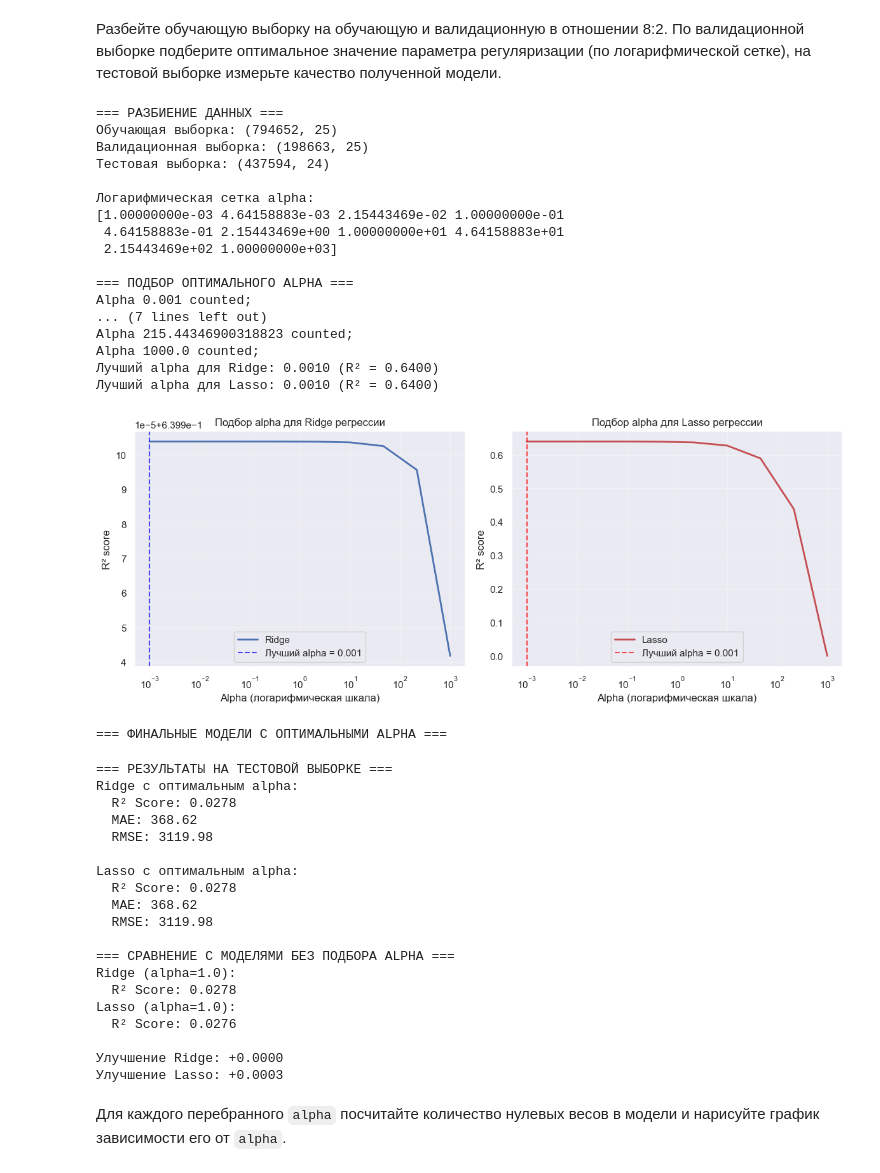
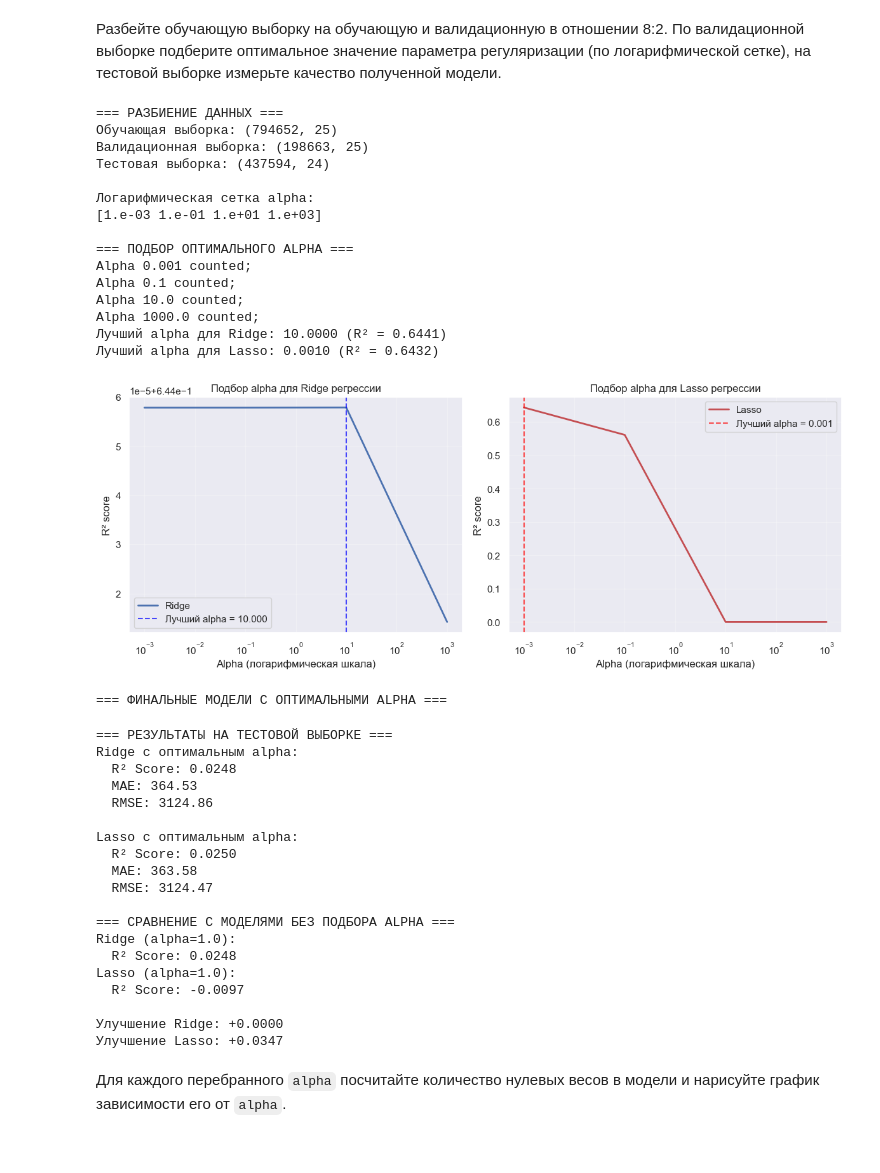
Before and after one commit to kuskas112/Labs, a Jupyter notebook: Машинное обучение/lab2/LR2_eda_linregr.ipynb, the cells around one changed output. Saved outputs shown, nothing was run; the diff lists cells and outputs as text; code cells hidden in the pictures.

```diff
--- a/Машинное обучение/lab2/LR2_eda_linregr.ipynb
+++ b/Машинное обучение/lab2/LR2_eda_linregr.ipynb
@@ -925,6 +920,15 @@ store_and_fwd_flag: [np.int8(0), np.int8(1)]
 # %% [markdown]
 **Задание 12.** Проверьте свои предположения, обучив модель в том числе и на этих трех признаках. Обучайте `Ridge`-регрессию со стандартными параметрами. Категориальные признаки закодируйте one-hot-кодированием, а численные отмасштабируйте.
 # %%
+coordinate_features = ['pickup_latitude', 'pickup_longitude', 'dropoff_latitude', 'dropoff_longitude']
+
+other_numerical_features = ['passenger_count', 'day_of_year', 'haversine', 'log_haversine']
+
+categorical_features = ['vendor_id', 'store_and_fwd_flag', 'day_of_week', 'is_snow_period', 'is_second_period',
+                       'is_jam_time', 'is_night', 'pickup_near_JFK', 'dropoff_near_JFK',
+                       'pickup_near_LGA', 'dropoff_near_LGA']
+
+
 preprocessor = ColumnTransformer(
     transformers=[
         ('coords', MapGridTransformer(), coord_features),
@@ -938,14 +942,14 @@ pipeline = Pipeline([
 ])
 
 X_train = train_data.drop('trip_duration', axis=1)
-y_train = train_data['trip_duration']
+y_train = np.log1p(train_data['trip_duration'])
 
 pipeline.fit(X_train, y_train)
 
 X_test = test_data.drop('trip_duration', axis=1)
 y_test = test_data['trip_duration']
 
-y_pred = pipeline.predict(X_test)
+y_pred = np.exp(pipeline.predict(X_test))
 
 print("=== ОЦЕНКА КАЧЕСТВА МОДЕЛИ ===")
 print(f"R² Score: {r2_score(y_test, y_pred):.4f}")
@@ -1227,14 +1231,14 @@ dropoff_near_LGA:
 Обучите модель на очищенных данных и посчитайте качество на тестовой выборке.
 # %%
 X_train = train_data.drop('trip_duration', axis=1)
-y_train = train_data['trip_duration']
+y_train = np.log1p(train_data['trip_duration'])
 
 pipeline.fit(X_train, y_train)
 
 X_test = test_data.drop('trip_duration', axis=1)
 y_test = test_data['trip_duration']
 
-y_pred = pipeline.predict(X_test)
+y_pred = np.exp(pipeline.predict(X_test))
 
 print("=== ОЦЕНКА КАЧЕСТВА МОДЕЛИ ===")
 print(f"R² Score: {r2_score(y_test, y_pred):.4f}")
@@ -1346,17 +1350,9 @@ lasso_pipeline = Pipeline([
     ('regressor', Lasso(alpha=1.0, random_state=42))
 ])
 
-print("=== ОБУЧЕНИЕ LASSO-РЕГРЕССИИ ===")
 lasso_pipeline.fit(X_train, y_train)
 
-y_pred_lasso = lasso_pipeline.predict(X_test)
-
-# Оценка качества Lasso-модели
-print("\n=== ОЦЕНКА КАЧЕСТВА LASSO-РЕГРЕССИИ ===")
-print(f"R² Score: {r2_score(y_test, y_pred_lasso):.4f}")
-print(f"MAE: {mean_absolute_error(y_test, y_pred_lasso):.2f}")
-print(f"RMSE: {np.sqrt(mean_squared_error(y_test, y_pred_lasso)):.2f}")
-
+y_pred_lasso = np.exp(lasso_pipeline.predict(X_test))
 # Сравнение с Ridge-регрессией
 print(f"\n=== СРАВНЕНИЕ RIDGE vs LASSO ===")
 print("RIDGE-регрессия:")
@@ -1402,7 +1392,7 @@ from sklearn.model_selection import train_test_split
 
 
 X_train_full = train_data.drop('trip_duration', axis=1)
-y_train_full = train_data['trip_duration']
+y_train_full = np.log1p(train_data['trip_duration'])
 
 X_train, X_val, y_train, y_val = train_test_split(
     X_train_full, y_train_full, test_size=0.2, random_state=42, shuffle=True
@@ -1414,7 +1404,7 @@ print(f"Валидационная выборка: {X_val.shape}")
 print(f"Тестовая выборка: {X_test.shape}")
 
 # 2. Логарифмическая сетка для alpha
-alphas = np.logspace(-3, 3, 10)  # от 0.001 до 1000
+alphas = np.logspace(-3, 3, 4)  # от 0.001 до 1000
 print(f"\nЛогарифмическая сетка alpha: ")
 print(alphas)
 
@@ -1493,7 +1483,7 @@ final_ridge_pipeline = Pipeline([
     ('regressor', Ridge(alpha=best_alpha_ridge, random_state=42))
 ])
 final_ridge_pipeline.fit(X_train_full, y_train_full)
-y_pred_ridge_final = final_ridge_pipeline.predict(X_test)
+y_pred_ridge_final = np.exp(final_ridge_pipeline.predict(X_test))
 
 # Lasso с оптимальным alpha
 final_lasso_pipeline = Pipeline([
@@ -1501,7 +1491,7 @@ final_lasso_pipeline = Pipeline([
     ('regressor', Lasso(alpha=best_alpha_lasso, random_state=42, max_iter=10000))
 ])
 final_lasso_pipeline.fit(X_train_full, y_train_full)
-y_pred_lasso_final = final_lasso_pipeline.predict(X_test)
+y_pred_lasso_final = np.exp(final_lasso_pipeline.predict(X_test))
 
 # 6. Оценка качества на тестовой выборке
 print("\n=== РЕЗУЛЬТАТЫ НА ТЕСТОВОЙ ВЫБОРКЕ ===")
@@ -1513,61 +1503,59 @@ print(f"  RMSE: {np.sqrt(mean_squared_error(y_test, y_pred_ridge_final)):.2f}")
 print("\nLasso с оптимальным alpha:")
 print(f"  R² Score: {r2_score(y_test, y_pred_lasso_final):.4f}")
 print(f"  MAE: {mean_absolute_error(y_test, y_pred_lasso_final):.2f}")
 print(f"  RMSE: {np.sqrt(mean_squared_error(y_test, y_pred_lasso_final)):.2f}")
 
 # 7. Сравнение с моделями без подбора alpha
 print(f"\n=== СРАВНЕНИЕ С МОДЕЛЯМИ БЕЗ ПОДБОРА ALPHA ===")
 print("Ridge (alpha=1.0):")
 print(f"  R² Score: {r2_score(y_test, y_pred):.4f}")
 
 print("Lasso (alpha=1.0):")
 print(f"  R² Score: {r2_score(y_test, y_pred_lasso):.4f}")
 
 # Анализ улучшения
 ridge_improvement = r2_score(y_test, y_pred_ridge_final) - r2_score(y_test, y_pred)
 lasso_improvement = r2_score(y_test, y_pred_lasso_final) - r2_score(y_test, y_pred_lasso)
 
 print(f"\nУлучшение Ridge: {ridge_improvement:+.4f}")
 print(f"Улучшение Lasso: {lasso_improvement:+.4f}")
 # %% [output]
 === РАЗБИЕНИЕ ДАННЫХ ===
 Обучающая выборка: (794652, 25)
 Валидационная выборка: (198663, 25)
 Тестовая выборка: (437594, 24)
 
 Логарифмическая сетка alpha:
-[1.00000000e-03 4.64158883e-03 2.15443469e-02 1.00000000e-01
- 4.64158883e-01 2.15443469e+00 1.00000000e+01 4.64158883e+01
- 2.15443469e+02 1.00000000e+03]
+[1.e-03 1.e-01 1.e+01 1.e+03]
 
 === ПОДБОР ОПТИМАЛЬНОГО ALPHA ===
 Alpha 0.001 counted;
-... (7 lines left out)
-Alpha 215.44346900318823 counted;
+Alpha 0.1 counted;
+Alpha 10.0 counted;
 Alpha 1000.0 counted;
-Лучший alpha для Ridge: 0.0010 (R² = 0.6400)
-Лучший alpha для Lasso: 0.0010 (R² = 0.6400)
+Лучший alpha для Ridge: 10.0000 (R² = 0.6441)
+Лучший alpha для Lasso: 0.0010 (R² = 0.6432)
-[figure, old version]
+[figure, new version]
 === ФИНАЛЬНЫЕ МОДЕЛИ С ОПТИМАЛЬНЫМИ ALPHA ===
 === РЕЗУЛЬТАТЫ НА ТЕСТОВОЙ ВЫБОРКЕ ===
 Ridge с оптимальным alpha:
-  R² Score: 0.0278
-  MAE: 368.62
-  RMSE: 3119.98
+  R² Score: 0.0248
+  MAE: 364.53
+  RMSE: 3124.86
 
 Lasso с оптимальным alpha:
-  R² Score: 0.0278
-  MAE: 368.62
-  RMSE: 3119.98
+  R² Score: 0.0250
+  MAE: 363.58
+  RMSE: 3124.47
 
 === СРАВНЕНИЕ С МОДЕЛЯМИ БЕЗ ПОДБОРА ALPHA ===
 Ridge (alpha=1.0):
-  R² Score: 0.0278
+  R² Score: 0.0248
 Lasso (alpha=1.0):
-  R² Score: 0.0276
+  R² Score: -0.0097
 
 Улучшение Ridge: +0.0000
-Улучшение Lasso: +0.0003
+Улучшение Lasso: +0.0347
 # %% [markdown]
 Для каждого перебранного `alpha` посчитайте количество нулевых весов в модели и нарисуйте график зависимости его от `alpha`.
 # %%
```
Also changed, not shown: parts of 10 cells of this notebook, 8 other files.
